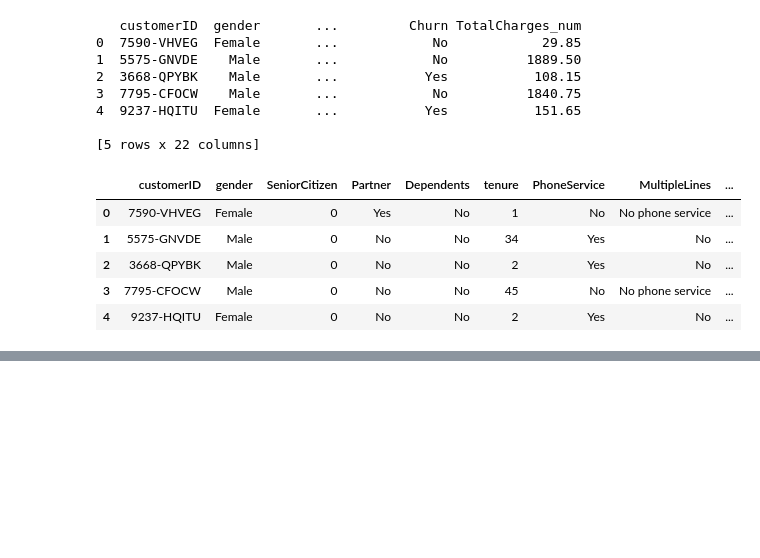
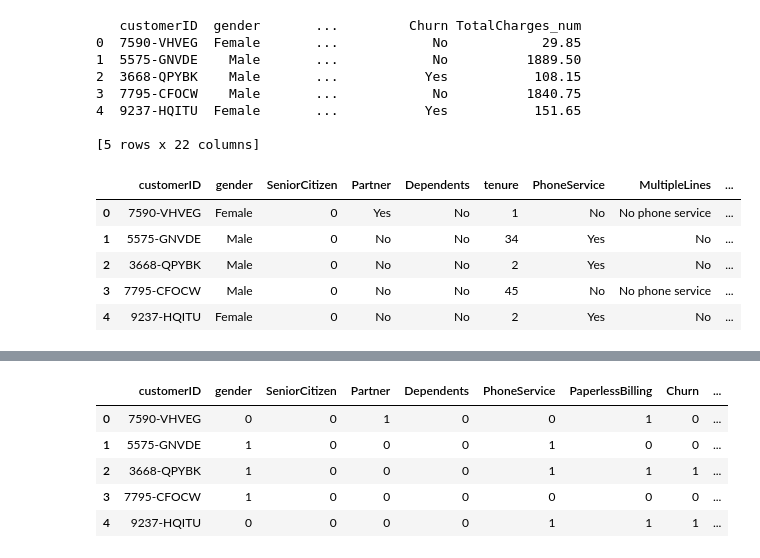
Before and after one commit to rlavelli/python_notebooks, a Jupyter notebook: telco_churn_kaggle.ipynb, the cells around one changed output, grey strips where cells are left out. Drawn from its saved outputs; the diff is of its cells as text; code cells hidden in the pictures; blank space fills up the shorter version.

```diff
--- a/telco_churn_kaggle.ipynb
+++ b/telco_churn_kaggle.ipynb
@@ -148,0 +151,47 @@ sns.distplot(users.tenure[users.Churn=="No"], hist=False, kde=True, label="No")
+# %%
+# Data Processing --- curtesy of pavanraj159 notebook (kaggle kernel)
+from sklearn.preprocessing import LabelEncoder
+from sklearn.preprocessing import StandardScaler
+
+#customer id col
+Id_col     = ['customerID']
+#Target columns
+target_col = ["Churn"]
+#categorical columns
+cat_cols = users_new.nunique()[users_new.nunique() < 6].keys().tolist()
+cat_cols = [x for x in cat_cols if x not in target_col]
+#numerical columns
+num_cols = [x for x in users_new.columns if x not in cat_cols + target_col + Id_col]
+#binary columns
+bin_cols = users_new.nunique()[users_new.nunique() == 2].keys().tolist()
+#columns more than 2 values
+multi_cols = [i for i in cat_cols if i not in bin_cols]
+
+# label encoding binary columns
+le = LabelEncoder()
+for i in bin_cols:
+    users_new[i] = le.fit_transform(users_new[i]) # applico l'encoder solo su cols specifiche
+# this helps trasform in binary vaules (0,1) each binary cols
+
+# duplicating cols for multi value cols
+users_new = pd.get_dummies(data=users_new, columns = multi_cols)
+users_new.head()
+# with this i created new dummy cols that cover multiple values cols
+
+# scaling for numerical cols
+std = StandardScaler()
+scaled = std.fit_transform(users_new[num_cols])
+scaled = pd.DataFrame(scaled, columns=num_cols)
+
+#drop original values merging scaled values for numerical cols
+users_df = users_new.copy()
+users_new = users_new.drop(columns=num_cols, axis=1)
+users_new = users_new.merge(scaled, left_index=True,right_index=True,how="left")
+users_new.head()
+# %% [output]
+|  | customerID | gender | SeniorCitizen | Partner | Dependents | PhoneService | PaperlessBilling | Churn | ... |
+| 0 | 7590-VHVEG | 0 | 0 | 1 | 0 | 0 | 1 | 0 | ... |
+| 1 | 5575-GNVDE | 1 | 0 | 0 | 0 | 1 | 0 | 0 | ... |
+| 2 | 3668-QPYBK | 1 | 0 | 0 | 0 | 1 | 1 | 1 | ... |
+| 3 | 7795-CFOCW | 1 | 0 | 0 | 0 | 0 | 0 | 0 | ... |
+| 4 | 9237-HQITU | 0 | 0 | 0 | 0 | 1 | 1 | 1 | ... |
```
Also changed, not shown: parts of 11 cells of this notebook.
